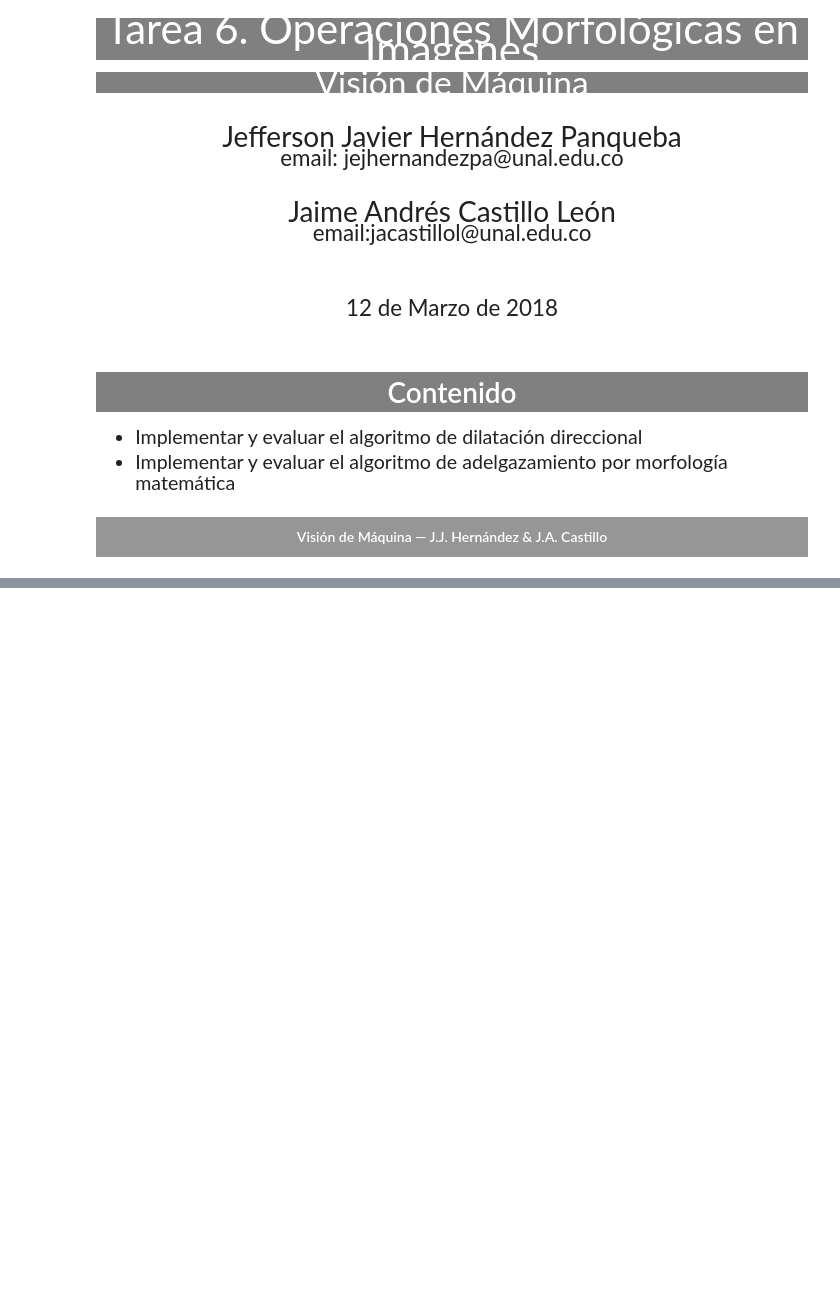
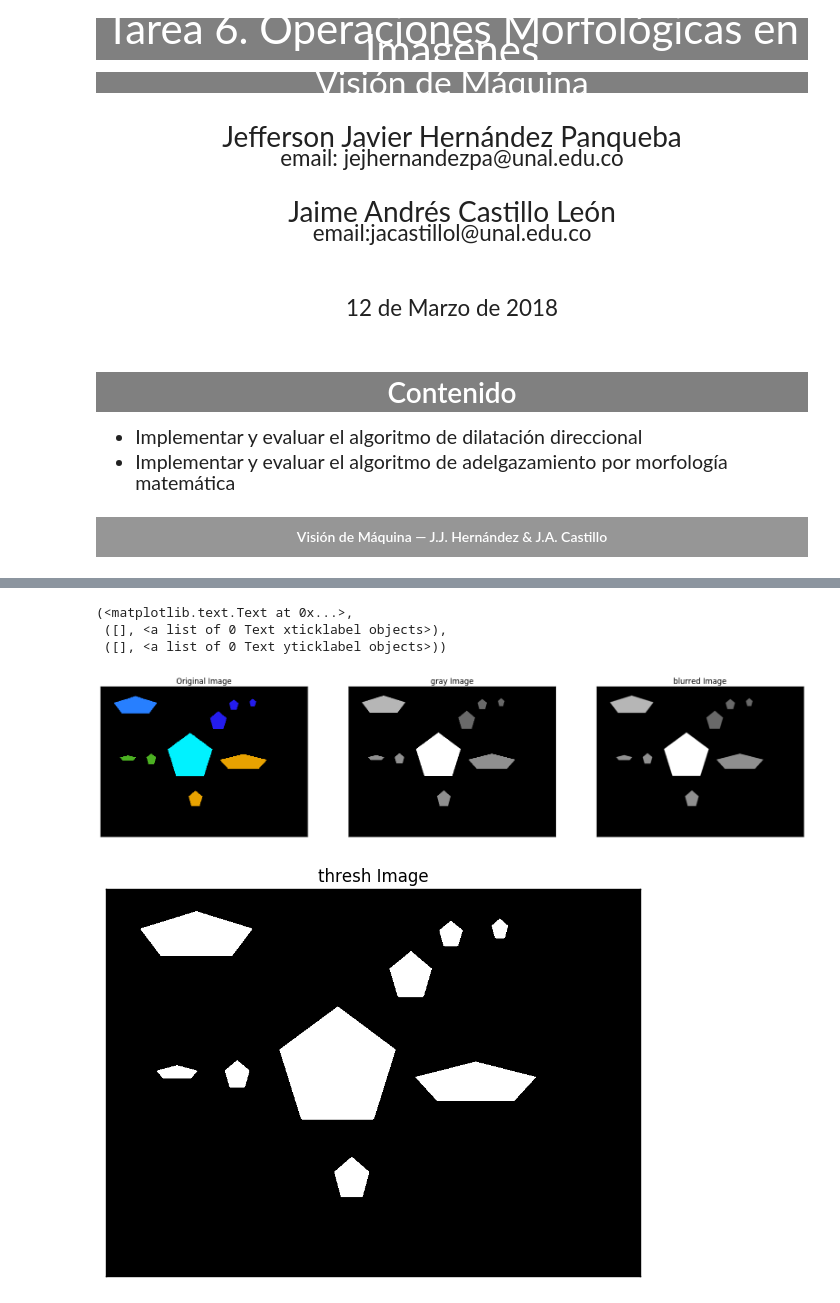
Before and after one commit to jacastillol/machine-vision, a Jupyter notebook: tarea06/Tarea06-OpsMorfologicas.ipynb, the cells around one changed output, grey strips where cells are left out. Drawn from its saved outputs; the diff is of its cells as text; code cells hidden in the pictures; blank space fills up the shorter version.

```diff
--- a/tarea06/Tarea06-OpsMorfologicas.ipynb
+++ b/tarea06/Tarea06-OpsMorfologicas.ipynb
@@ -134,0 +154,22 @@ plt.show()
+# %%
+# cargar la imagen y binarizarla
+image = cv2.imread('test2.png')
+gray = cv2.cvtColor(image, cv2.COLOR_BGR2GRAY)
+blurred = cv2.GaussianBlur(gray, (5, 5), 0)
+thresh = cv2.threshold(blurred, 60, 255, cv2.THRESH_BINARY)[1]
+plt.figure(1,figsize=(20,5))
+plt.subplot(131),plt.imshow(image, cmap = 'gray',interpolation='none')
+plt.title('Original Image'), plt.xticks([]), plt.yticks([])
+plt.subplot(132),plt.imshow(gray, cmap = 'gray')
+plt.title('gray Image'), plt.xticks([]), plt.yticks([])
+plt.subplot(133),plt.imshow(blurred, cmap = 'gray')
+plt.title('blurred Image'), plt.xticks([]), plt.yticks([])
+plt.figure(2,figsize=(20,5))
+plt.subplot(121),plt.imshow(thresh, cmap = 'gray')
+plt.title('thresh Image'), plt.xticks([]), plt.yticks([])
+# %% [output]
+(<matplotlib.text.Text at 0x...>,
+ ([], <a list of 0 Text xticklabel objects>),
+ ([], <a list of 0 Text yticklabel objects>))
+[figure, added]
+[figure, added]
```
Also changed, not shown: parts of 15 cells of this notebook, 5 other files.
